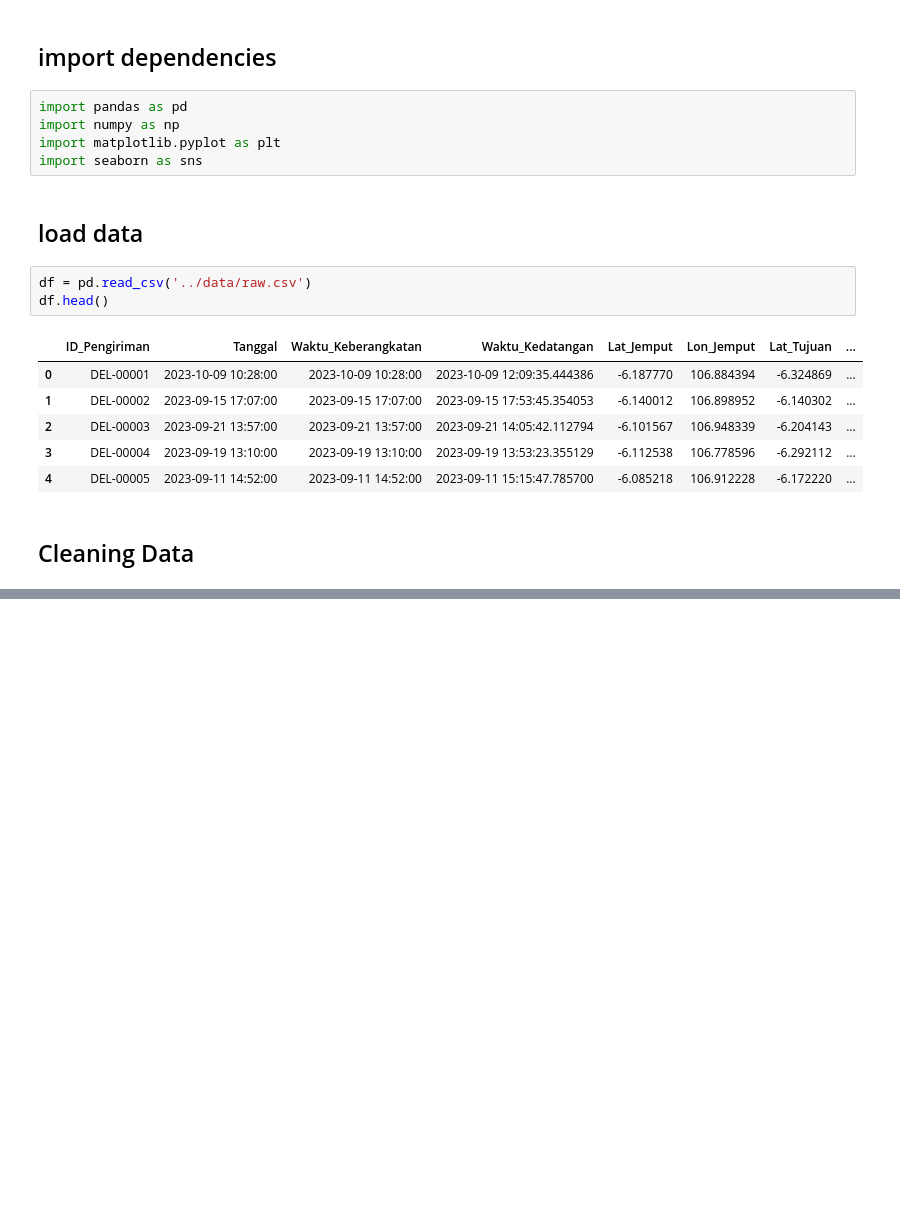
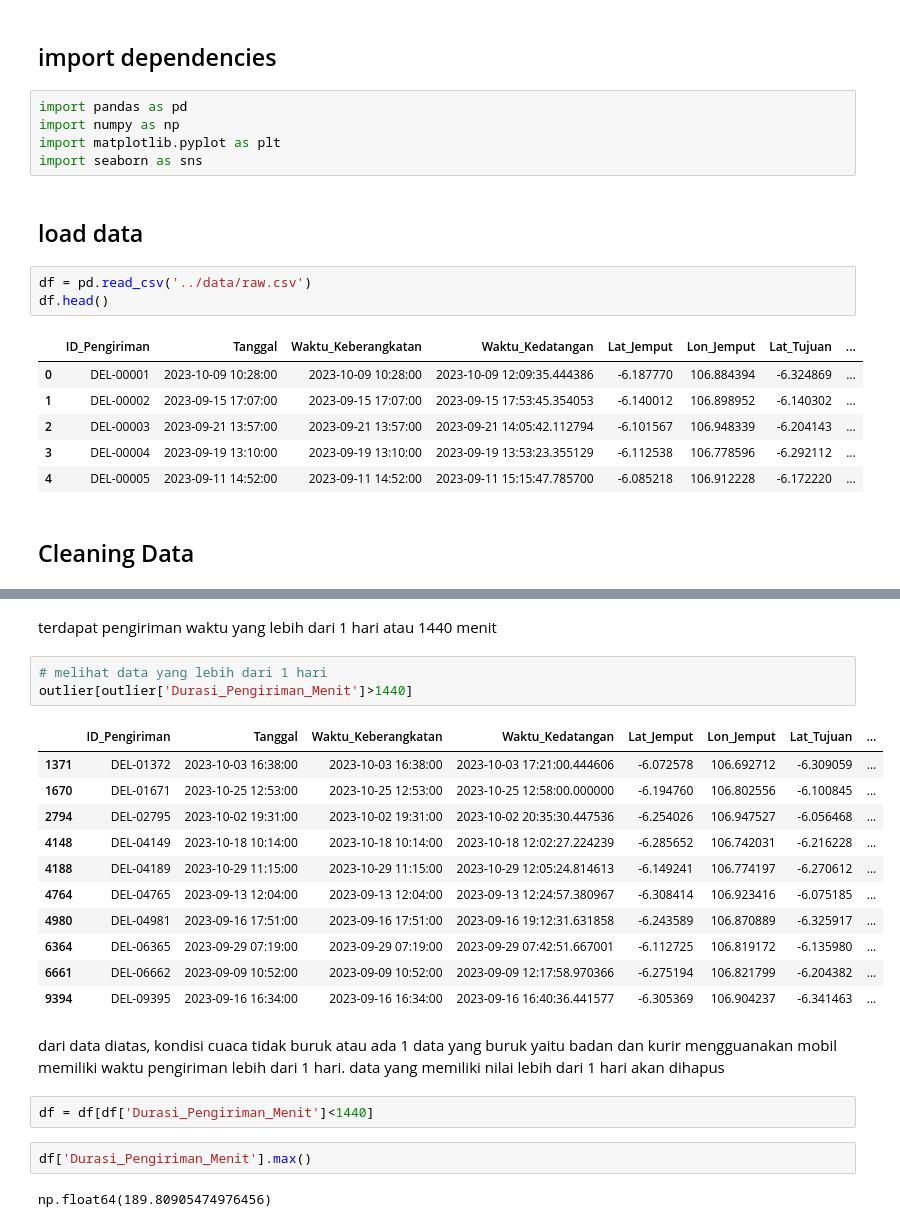
Before and after one commit to NurulAis/last-mile-delivery-optimizer, a Jupyter notebook: notebooks/EDA.ipynb, the cells around one changed output, grey strips where cells are left out. Saved outputs shown, nothing was run; the diff lists cells and outputs as text; blank space fills up the shorter version.

```diff
--- a/notebooks/EDA.ipynb
+++ b/notebooks/EDA.ipynb
@@ -109,0 +230,25 @@ df[df['Durasi_Pengiriman_Menit'].isna()].head()
+# %% [markdown]
+terdapat pengiriman waktu yang lebih dari 1 hari atau 1440 menit
+# %%
+# melihat data yang lebih dari 1 hari
+outlier[outlier['Durasi_Pengiriman_Menit']>1440]
+# %% [output]
+|  | ID_Pengiriman | Tanggal | Waktu_Keberangkatan | Waktu_Kedatangan | Lat_Jemput | Lon_Jemput | Lat_Tujuan | ... |
+| 1371 | DEL-01372 | 2023-10-03 16:38:00 | 2023-10-03 16:38:00 | 2023-10-03 17:21:00.444606 | -6.072578 | 106.692712 | -6.309059 | ... |
+| 1670 | DEL-01671 | 2023-10-25 12:53:00 | 2023-10-25 12:53:00 | 2023-10-25 12:58:00.000000 | -6.194760 | 106.802556 | -6.100845 | ... |
+| 2794 | DEL-02795 | 2023-10-02 19:31:00 | 2023-10-02 19:31:00 | 2023-10-02 20:35:30.447536 | -6.254026 | 106.947527 | -6.056468 | ... |
+| 4148 | DEL-04149 | 2023-10-18 10:14:00 | 2023-10-18 10:14:00 | 2023-10-18 12:02:27.224239 | -6.285652 | 106.742031 | -6.216228 | ... |
+| 4188 | DEL-04189 | 2023-10-29 11:15:00 | 2023-10-29 11:15:00 | 2023-10-29 12:05:24.814613 | -6.149241 | 106.774197 | -6.270612 | ... |
+| 4764 | DEL-04765 | 2023-09-13 12:04:00 | 2023-09-13 12:04:00 | 2023-09-13 12:24:57.380967 | -6.308414 | 106.923416 | -6.075185 | ... |
+| 4980 | DEL-04981 | 2023-09-16 17:51:00 | 2023-09-16 17:51:00 | 2023-09-16 19:12:31.631858 | -6.243589 | 106.870889 | -6.325917 | ... |
+| 6364 | DEL-06365 | 2023-09-29 07:19:00 | 2023-09-29 07:19:00 | 2023-09-29 07:42:51.667001 | -6.112725 | 106.819172 | -6.135980 | ... |
+| 6661 | DEL-06662 | 2023-09-09 10:52:00 | 2023-09-09 10:52:00 | 2023-09-09 12:17:58.970366 | -6.275194 | 106.821799 | -6.204382 | ... |
+| 9394 | DEL-09395 | 2023-09-16 16:34:00 | 2023-09-16 16:34:00 | 2023-09-16 16:40:36.441577 | -6.305369 | 106.904237 | -6.341463 | ... |
+# %% [markdown]
+dari data diatas, kondisi cuaca tidak buruk atau ada 1 data yang buruk yaitu badan dan kurir mengguanakan mobil memiliki waktu pengiriman lebih dari 1 hari. data yang memiliki nilai lebih dari 1 hari akan dihapus
+# %%
+df = df[df['Durasi_Pengiriman_Menit']<1440]
+# %%
+df['Durasi_Pengiriman_Menit'].max()
+# %% [output]
+np.float64(189.80905474976456)
```
Also changed, not shown: parts of 31 cells of this notebook.
